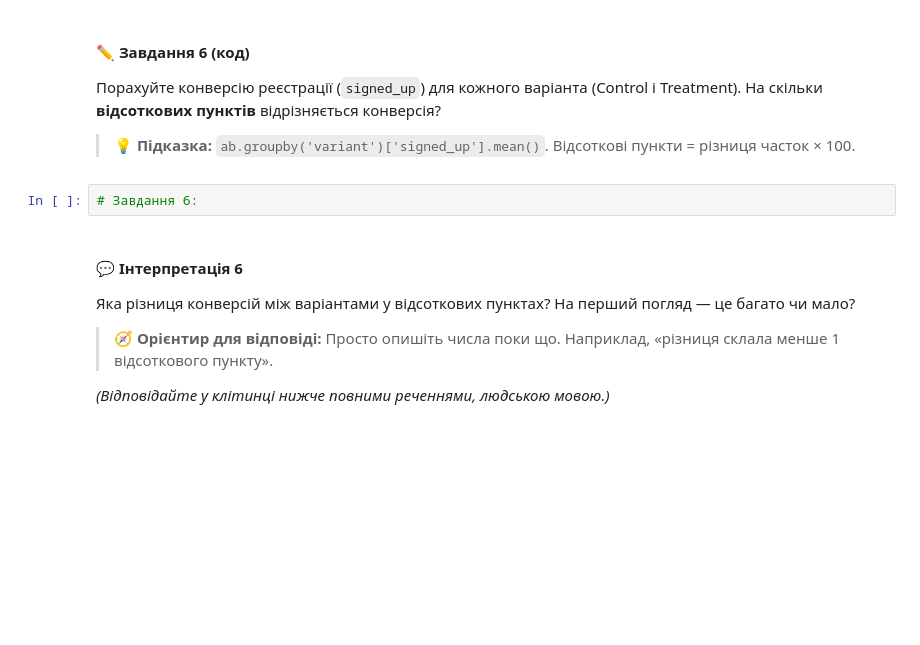
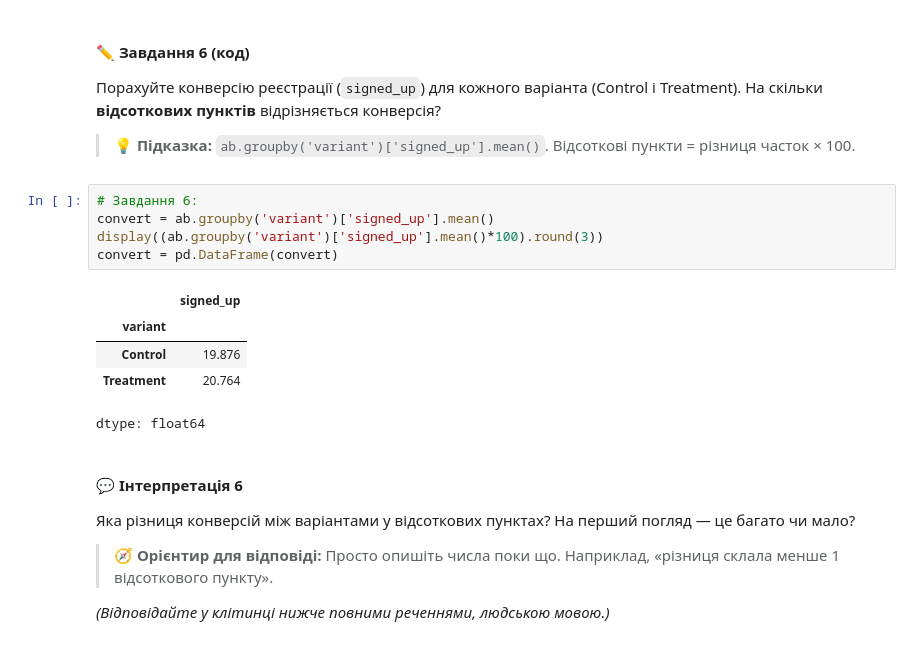
Before and after one commit to T-Svitlichna/DTA_Python, a Jupyter notebook: HomeWork/28062026practice_stat_tests_HARDER.ipynb, the cells around one changed output. Cells and saved outputs as stored; diff of their text form; blank space fills up the shorter version.

```diff
--- a/HomeWork/28062026practice_stat_tests_HARDER.ipynb
+++ b/HomeWork/28062026practice_stat_tests_HARDER.ipynb
@@ -243,8 +252,17 @@ p-value: 0.0000
 Порахуйте конверсію реєстрації (`signed_up`) для кожного варіанта (Control і Treatment). На скільки **відсоткових пунктів** відрізняється конверсія?
 
 > 💡 **Підказка:** `ab.groupby('variant')['signed_up'].mean()`. Відсоткові пункти = різниця часток × 100.
-# %%
-# Завдання 6:
+# %%
+# Завдання 6:
+convert = ab.groupby('variant')['signed_up'].mean()
+display((ab.groupby('variant')['signed_up'].mean()*100).round(3))
+convert = pd.DataFrame(convert)
+# %% [output]
+|  | signed_up |
+| variant |  |
+| Control | 19.876 |
+| Treatment | 20.764 |
+dtype: float64
 # %% [markdown]
 #### 💬 Інтерпретація 6
 
```
Also changed, not shown: parts of 28 cells of this notebook.
